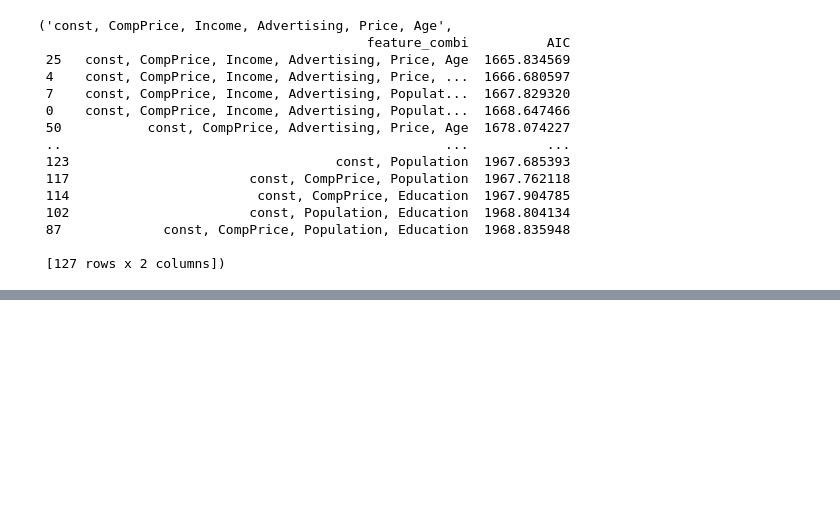
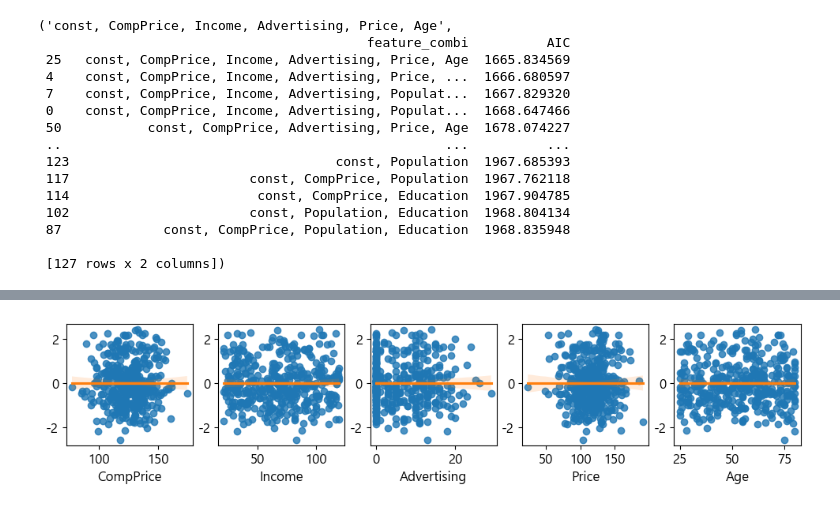
Before and after one commit to blueage98/adp_work, a Jupyter notebook: ADP-실기-R/모의고사 3회/모의고사 3회 연습.ipynb, the cells around one changed output, grey strips where cells are left out. Cells and saved outputs as stored; diff of their text form; code cells hidden in the pictures; blank space fills up the shorter version.

```diff
--- a/ADP-실기-R/모의고사 3회/모의고사 3회 연습.ipynb
+++ b/ADP-실기-R/모의고사 3회/모의고사 3회 연습.ipynb
@@ -135,0 +164,12 @@ strong multicollinearity or other numerical problems.
+# %%
+# 등분산성 가정 확인
+import seaborn as sns
+from scipy.stats import zscore
+sresid = zscore(fitted.resid)
+
+fig, ax = plt.subplots(1, 5, figsize=(12, 2))
+for feature, ax in zip(X.columns, ax.ravel()):
+    sns.regplot(x=X[feature], y=sresid, line_kws={'color':'C1'}, ax=ax)
+plt.show()
+# %% [output]
+[figure, added]
```
Also changed, not shown: parts of 2 cells of this notebook, 1 other file.
